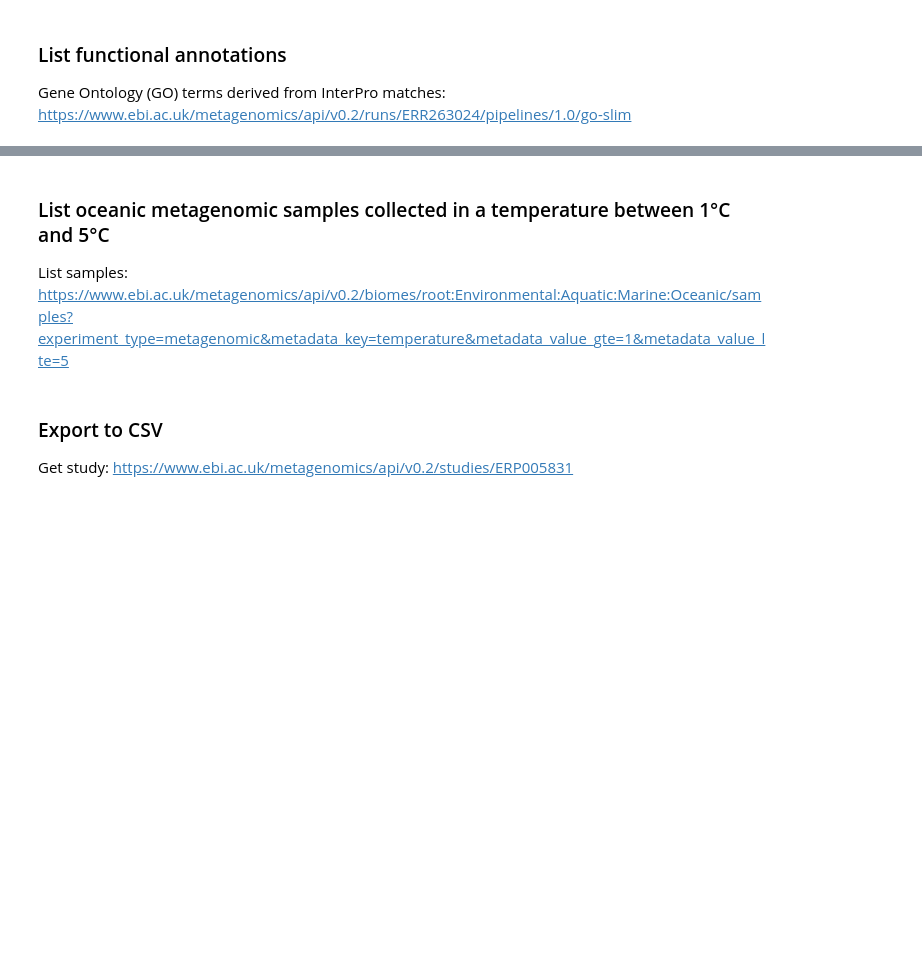
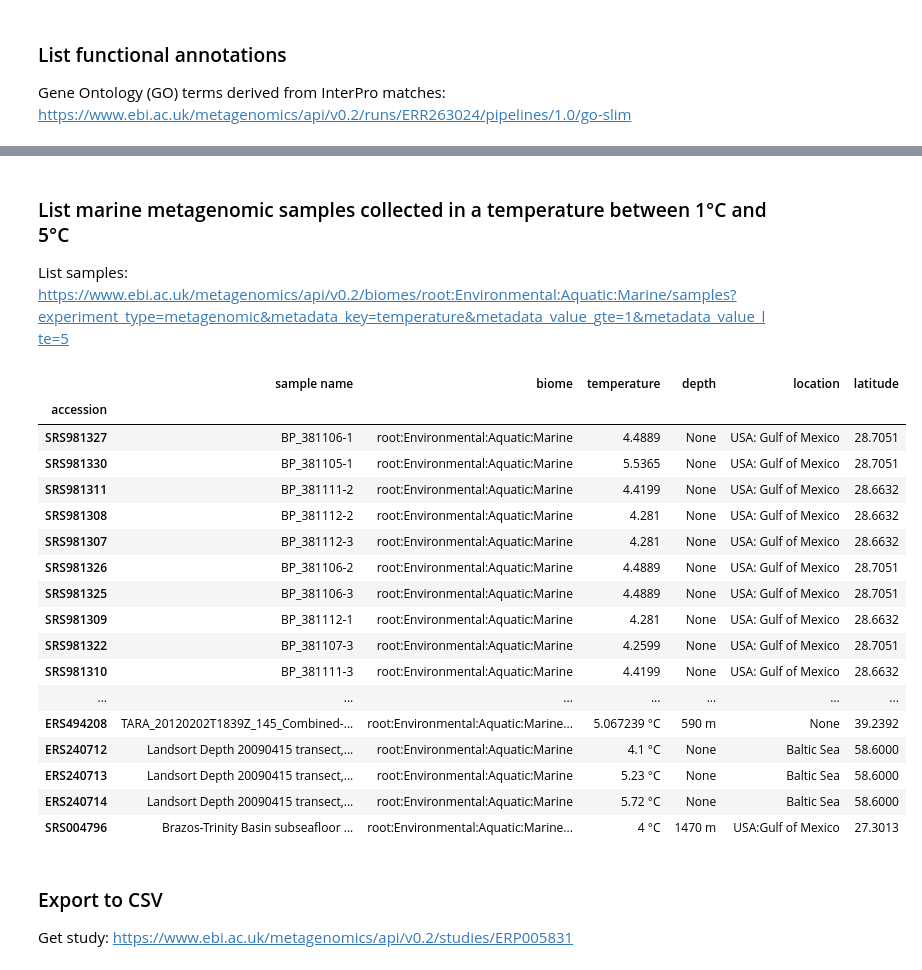
Before and after one commit to EBI-Metagenomics/examples, a Jupyter notebook: emgapi/examples/notebook/examples.ipynb, the cells around one changed output, grey strips where cells are left out. Drawn from its saved outputs; the diff is of its cells as text; code cells hidden in the pictures; blank space fills up the shorter version.

```diff
--- a/emgapi/examples/notebook/examples.ipynb
+++ b/emgapi/examples/notebook/examples.ipynb
@@ -40,0 +45,7 @@ API_BASE = 'https://www.ebi.ac.uk/metagenomics/api/v0.2/'
+# %%
+with Session(API_BASE) as s:
+    study = s.get('studies', 'ERP009004').resource
+    print('Study name:', study.study_name)
+    print('Study abstract:', study.study_abstract)
+    for biome in study.biomes:
+        print('Biome:', biome.biome_name, biome.lineage)
@@ -118,40 +264,59 @@ df
 # %% [markdown]
-### List oceanic metagenomic samples collected in a temperature between 1°C and 5°C
+### List marine metagenomic samples collected in a temperature between 1°C and 5°C
 
-List samples: https://www.ebi.ac.uk/metagenomics/api/v0.2/biomes/root:Environmental:Aquatic:Marine:Oceanic/samples?experiment_type=metagenomic&metadata_key=temperature&metadata_value_gte=1&metadata_value_lte=5
+List samples: https://www.ebi.ac.uk/metagenomics/api/v0.2/biomes/root:Environmental:Aquatic:Marine/samples?experiment_type=metagenomic&metadata_key=temperature&metadata_value_gte=1&metadata_value_lte=5
 # %%
 def get_metadata(metadata, key='temperature'):
     import html
     for m in metadata:
         if m.var_name.lower() == key.lower():
             value = m.var_value
             unit = html.unescape(m.unit) if m.unit else ""
             return "{value} {unit}".format(value=value, unit=unit)
     return None
 
 depth_label = 'geographic location (depth)'
 temp_label = 'temperature'
 df = DataFrame(columns=('sample name', 'biome', 'temperature', 'depth', 'location', 'latitude'))
 df.index.name = 'accession'
 
 with Session(API_BASE) as s:
     params = {
         'experiment_type': 'metagenomic',
         'metadata_key': 'temperature',
         'metadata_value_gte': 1,
         'metadata_value_lte': 5,
         'latitude_gte': 0,
-        'include': 'biome,metadata',
+        'include': 'biome',
     }
     f = Filter(urlencode(params))
     for sample in s.iterate('biomes/root:Environmental:Aquatic:Marine/samples', f):
         df.loc[sample.accession] = [
-            sample.sample_name, sample.biome.biome_name,
+            sample.sample_name, sample.biome.id,
             get_metadata(sample.metadata, temp_label),
             get_metadata(sample.metadata, depth_label),
             sample.geo_loc_name, sample.latitude
         ]
 df
+# %% [output]
+|  | sample name | biome | temperature | depth | location | latitude |
+| accession |  |  |  |  |  |  |
+| SRS981327 | BP_381106-1 | root:Environmental:Aquatic:Marine | 4.4889 | None | USA: Gulf of Mexico | 28.7051 |
+| SRS981330 | BP_381105-1 | root:Environmental:Aquatic:Marine | 5.5365 | None | USA: Gulf of Mexico | 28.7051 |
+| SRS981311 | BP_381111-2 | root:Environmental:Aquatic:Marine | 4.4199 | None | USA: Gulf of Mexico | 28.6632 |
+| SRS981308 | BP_381112-2 | root:Environmental:Aquatic:Marine | 4.281 | None | USA: Gulf of Mexico | 28.6632 |
+| SRS981307 | BP_381112-3 | root:Environmental:Aquatic:Marine | 4.281 | None | USA: Gulf of Mexico | 28.6632 |
+| SRS981326 | BP_381106-2 | root:Environmental:Aquatic:Marine | 4.4889 | None | USA: Gulf of Mexico | 28.7051 |
+| SRS981325 | BP_381106-3 | root:Environmental:Aquatic:Marine | 4.4889 | None | USA: Gulf of Mexico | 28.7051 |
+| SRS981309 | BP_381112-1 | root:Environmental:Aquatic:Marine | 4.281 | None | USA: Gulf of Mexico | 28.6632 |
+| SRS981322 | BP_381107-3 | root:Environmental:Aquatic:Marine | 4.2599 | None | USA: Gulf of Mexico | 28.7051 |
+| SRS981310 | BP_381111-3 | root:Environmental:Aquatic:Marine | 4.4199 | None | USA: Gulf of Mexico | 28.6632 |
+| ... | ... | ... | ... | ... | ... | ... |
+| ERS494208 | TARA_20120202T1839Z_145_Combined-... | root:Environmental:Aquatic:Marine... | 5.067239 °C | 590 m | None | 39.2392 |
+| ERS240712 | Landsort Depth 20090415 transect,... | root:Environmental:Aquatic:Marine | 4.1 °C | None | Baltic Sea | 58.6000 |
+| ERS240713 | Landsort Depth 20090415 transect,... | root:Environmental:Aquatic:Marine | 5.23 °C | None | Baltic Sea | 58.6000 |
+| ERS240714 | Landsort Depth 20090415 transect,... | root:Environmental:Aquatic:Marine | 5.72 °C | None | Baltic Sea | 58.6000 |
+| SRS004796 | Brazos-Trinity Basin subseafloor ... | root:Environmental:Aquatic:Marine... | 4 °C | 1470 m | USA:Gulf of Mexico | 27.3013 |
 # %% [markdown]
 ### Export to CSV
 
```
Also changed, not shown: parts of 10 cells of this notebook.
